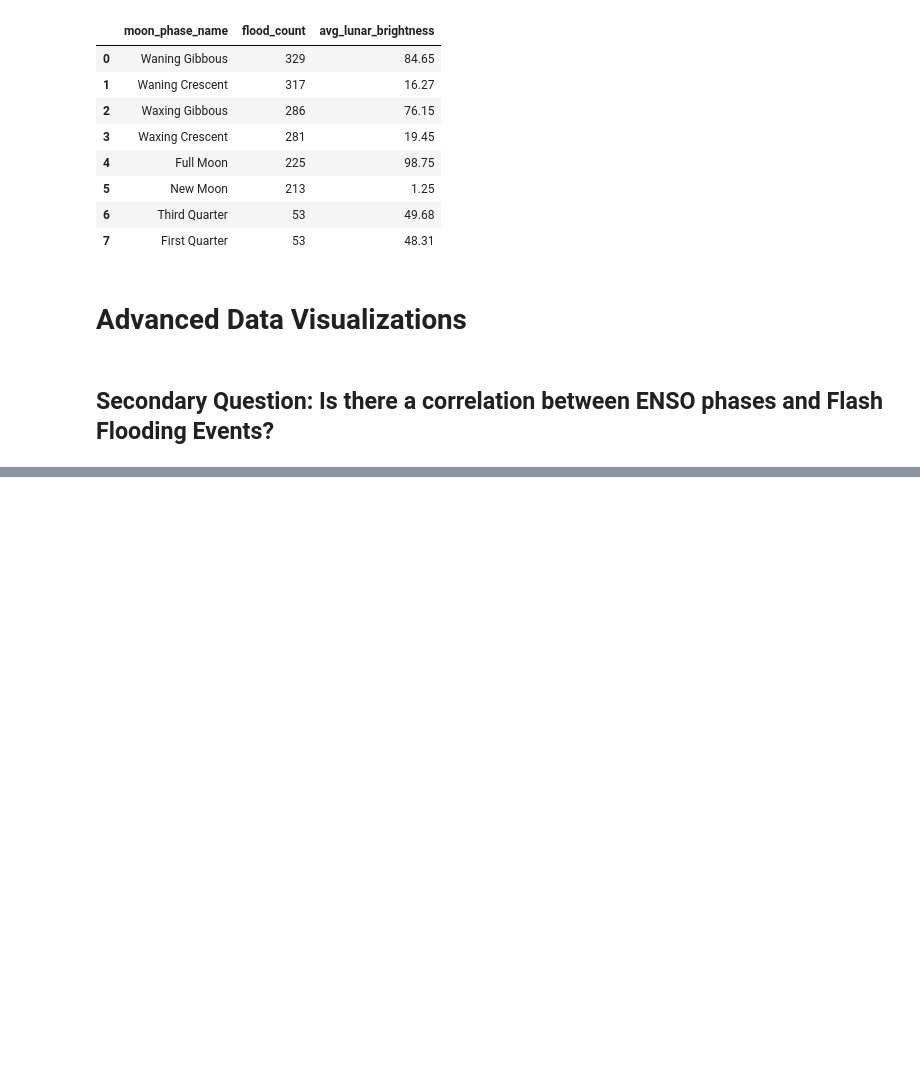
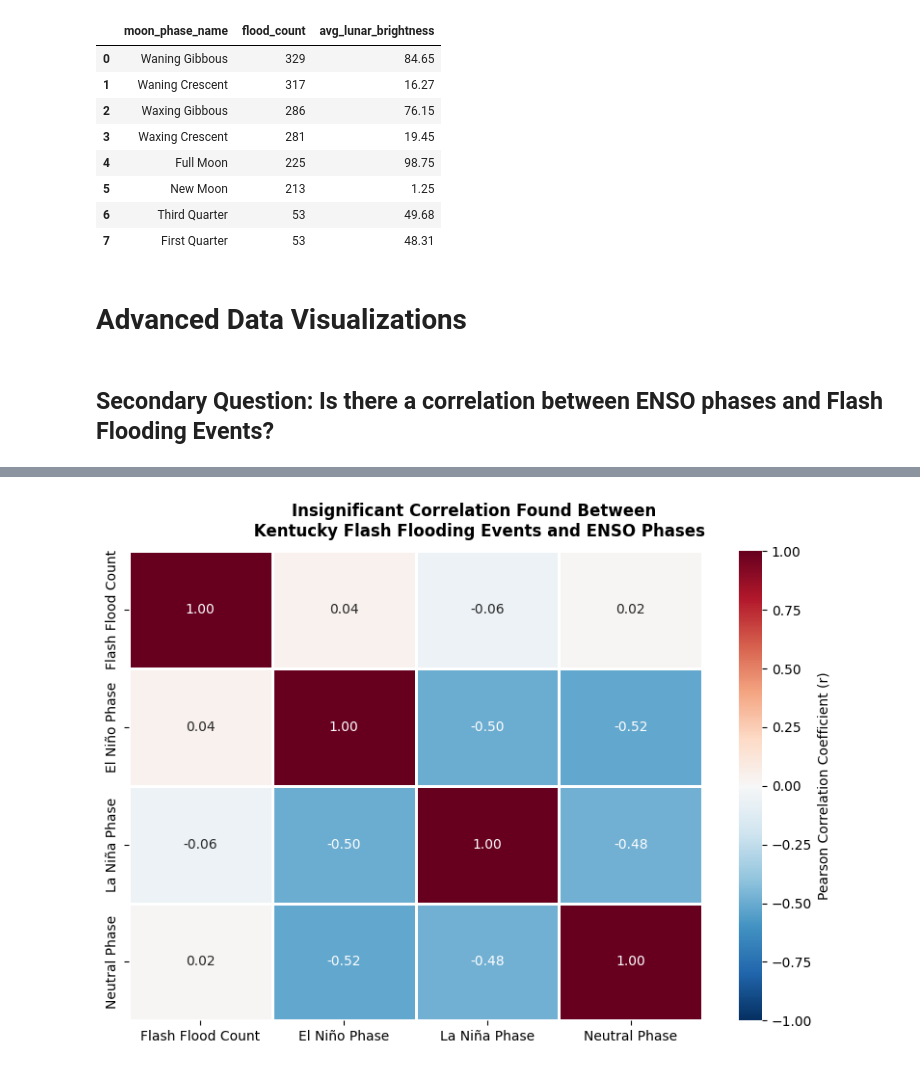
Before and after one commit to ashleyadehart/flash_floods_ky_2015_2025, a Jupyter notebook: notebooks/flash_floods_ky_2015_2025.ipynb, the cells around one changed output, grey strips where cells are left out. Saved outputs shown, nothing was run; the diff lists cells and outputs as text; code cells hidden in the pictures; blank space fills up the shorter version.

```diff
--- a/notebooks/flash_floods_ky_2015_2025.ipynb
+++ b/notebooks/flash_floods_ky_2015_2025.ipynb
@@ -1213,45 +1227,45 @@ import seaborn as sns
 
 date_range = pd.date_range(start="2015-01-01", end="2025-12-31", freq="MS")
 np.random.seed(42)
-
 flood_counts = np.random.randint(1, 20, size=len(date_range))
 phases_pool = ["El Nino", "La Nina", "Neutral"]
 enso_phases = np.random.choice(phases_pool, size=len(date_range))
 
 df = pd.DataFrame({"Flood_Count": flood_counts, "ENSO_Phase": enso_phases})
-
 df_encoded = pd.get_dummies(df, columns=["ENSO_Phase"], dtype=int)
-
 df_encoded = df_encoded.rename(
     columns={
         "ENSO_Phase_El Nino": "El Niño Phase",
         "ENSO_Phase_La Nina": "La Niña Phase",
         "ENSO_Phase_Neutral": "Neutral Phase",
         "Flood_Count": "Flash Flood Count",
     }
 )
 
 corr_matrix = df_encoded.corr(method="pearson")
 
 plt.figure(figsize=(8, 6))
 
 sns.heatmap(
     corr_matrix,
     annot=True,
     fmt=".2f",
     cmap="RdBu_r",
     vmin=-1,
     vmax=1,
     linewidths=1,
     linecolor="white",
+    cbar_kws={"label": "Pearson Correlation Coefficient (r)"},
 )
 
-plt.title(
-    "No Significant Correlation Between Kentucky Flash Flooding Events and ENSO Phases",
+plt.suptitle(
+    "Insignificant Correlation Found Between \n Kentucky Flash Flooding Events and ENSO Phases",
     fontsize=12,
-    pad=15,
     fontweight="bold",
+    y=0.96,
 )
 
 plt.tight_layout()
 plt.show()
+# %% [output]
+[figure, added]
```
Also changed, not shown: parts of 2 cells of this notebook, 3 other files.
